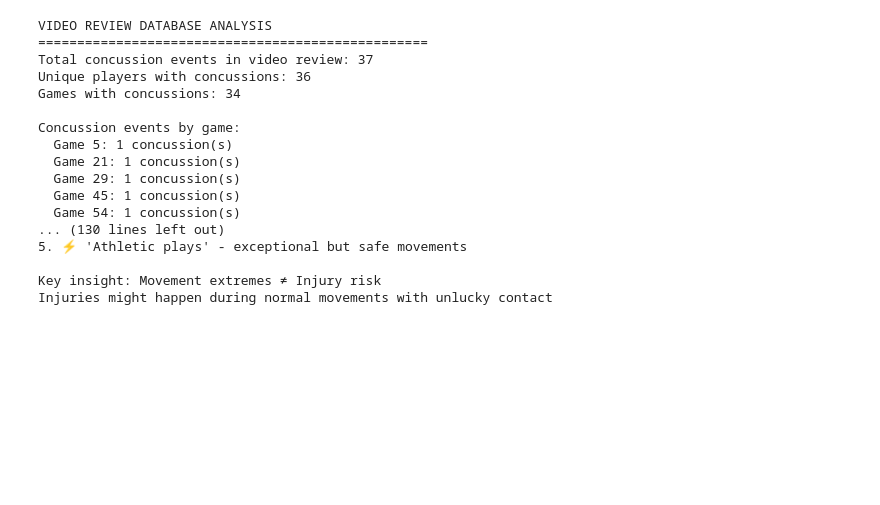
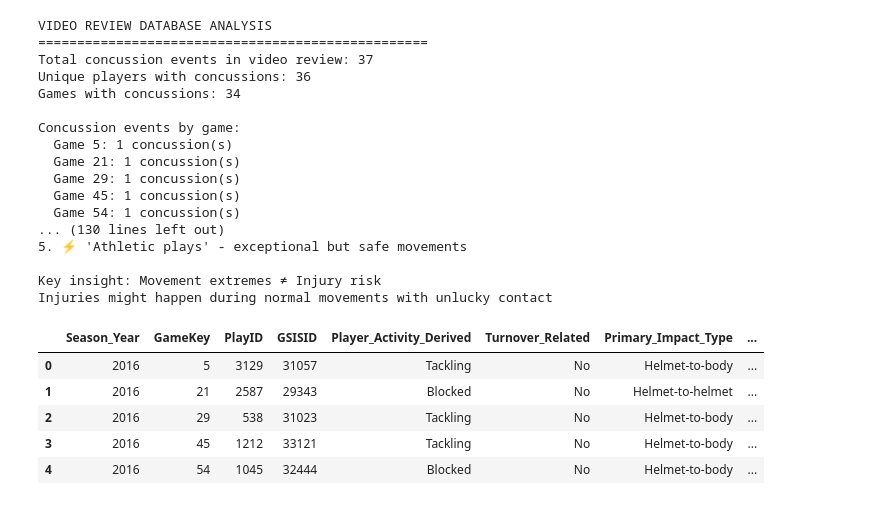
Before and after one commit to shmorhunmsds/summer_milestone_2, a Jupyter notebook: puntv6.ipynb, the cells around one changed output. Drawn from its saved outputs; the diff is of its cells as text; code cells hidden in the pictures; blank space fills up the shorter version.

Commit message:
impact model finished.

```diff
--- a/puntv6.ipynb
+++ b/puntv6.ipynb
@@ -2360,0 +2398,11 @@ Injuries might happen during normal movements with unlucky contact
+# %%
+video_review = pd.read_csv('datasets/NFL-Punt-Analytics-Competition/video_review.csv')
+# %%
+video_review.head()
+# %% [output]
+|  | Season_Year | GameKey | PlayID | GSISID | Player_Activity_Derived | Turnover_Related | Primary_Impact_Type | ... |
+| 0 | 2016 | 5 | 3129 | 31057 | Tackling | No | Helmet-to-body | ... |
+| 1 | 2016 | 21 | 2587 | 29343 | Blocked | No | Helmet-to-helmet | ... |
+| 2 | 2016 | 29 | 538 | 31023 | Tackling | No | Helmet-to-body | ... |
+| 3 | 2016 | 45 | 1212 | 33121 | Tackling | No | Helmet-to-body | ... |
+| 4 | 2016 | 54 | 1045 | 32444 | Blocked | No | Helmet-to-body | ... |
```
Also changed, not shown: parts of 14 cells of this notebook, 2 other files.
